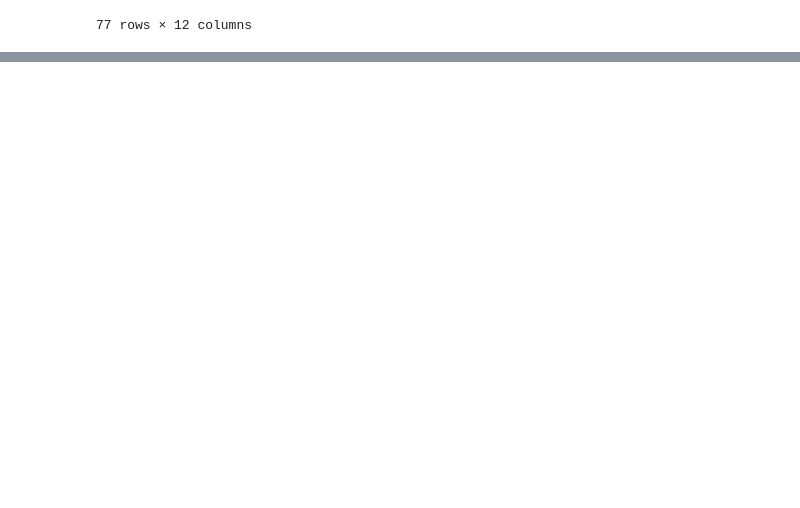
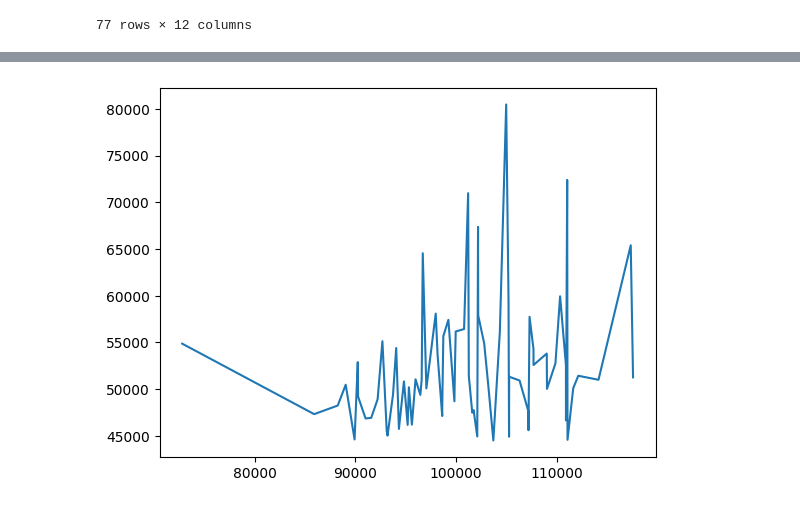
Before and after one commit to muhacolee4/AL-ML-Learning-path, a Jupyter notebook: pandas.ipynb, the cells around one changed output, grey strips where cells are left out. Drawn from its saved outputs; the diff is of its cells as text; code cells hidden in the pictures; blank space fills up the shorter version.

Commit message:
showing some plot

```diff
--- a/pandas.ipynb
+++ b/pandas.ipynb
@@ -54,0 +143,4 @@ df.shape
+# %%
+#drop na
+df=df.dropna(axis=0)
+df
@@ -54,0 +164,9 @@ df.shape
+# %%
+x=df['Mean Software Developer Salary (adjusted)']
+y=df['Mean Unadjusted Salary (all occupations)']
+# %%
+plt.plot(x,y)
+plt.show()
+# plt.title('Mean Software Developer Salary (adjusted) against Mean Unadjusted Salary (all occupations)')
+# %% [output]
+[figure, added]
```
Also changed, not shown: parts of 11 cells of this notebook, 1 other file.
